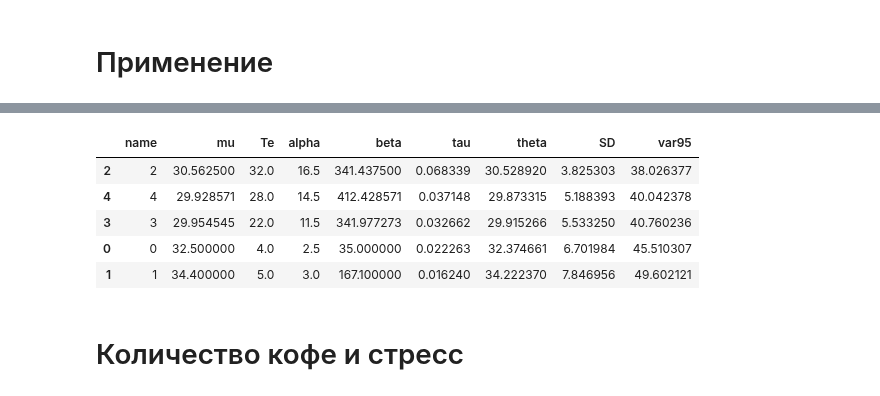
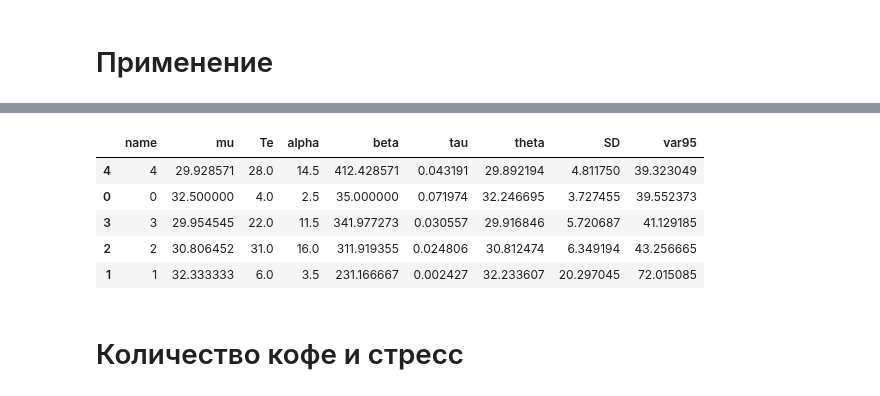
Before and after one commit to ksetdekov/trip_choice_optimizer, a Jupyter notebook: coffee-amount-optimization.ipynb, the cells around one changed output, grey strips where cells are left out. Cells and saved outputs as stored; diff of their text form; code cells hidden in the pictures.

```diff
--- a/coffee-amount-optimization.ipynb
+++ b/coffee-amount-optimization.ipynb
@@ -274,7 +274,8 @@ events = {
     datetime(2025, 3,27): (4, 33),
     datetime(2025, 3,28): (2, 41),
     datetime(2025, 3,29): (1, 46),
-    datetime(2025, 3,30): (3, 32)
+    datetime(2025, 3,30): (3, 32),
+    datetime(2025, 3,31): (1, 22)
 
 }
 
@@ -288,9 +289,9 @@ cups.process_events(events, days=91)
 |  | name | mu | Te | alpha | beta | tau | theta | SD | var95 |
-| 2 | 2 | 30.562500 | 32.0 | 16.5 | 341.437500 | 0.068339 | 30.528920 | 3.825303 | 38.026377 |
-| 4 | 4 | 29.928571 | 28.0 | 14.5 | 412.428571 | 0.037148 | 29.873315 | 5.188393 | 40.042378 |
-| 3 | 3 | 29.954545 | 22.0 | 11.5 | 341.977273 | 0.032662 | 29.915266 | 5.533250 | 40.760236 |
-| 0 | 0 | 32.500000 | 4.0 | 2.5 | 35.000000 | 0.022263 | 32.374661 | 6.701984 | 45.510307 |
-| 1 | 1 | 34.400000 | 5.0 | 3.0 | 167.100000 | 0.016240 | 34.222370 | 7.846956 | 49.602121 |
+| 4 | 4 | 29.928571 | 28.0 | 14.5 | 412.428571 | 0.043191 | 29.892194 | 4.811750 | 39.323049 |
+| 0 | 0 | 32.500000 | 4.0 | 2.5 | 35.000000 | 0.071974 | 32.246695 | 3.727455 | 39.552373 |
+| 3 | 3 | 29.954545 | 22.0 | 11.5 | 341.977273 | 0.030557 | 29.916846 | 5.720687 | 41.129185 |
+| 2 | 2 | 30.806452 | 31.0 | 16.0 | 311.919355 | 0.024806 | 30.812474 | 6.349194 | 43.256665 |
+| 1 | 1 | 32.333333 | 6.0 | 3.5 | 231.166667 | 0.002427 | 32.233607 | 20.297045 | 72.015085 |
 # %% [markdown]
 # Количество кофе и стресс
 # %%
```
Also changed, not shown: parts of 8 cells of this notebook.
